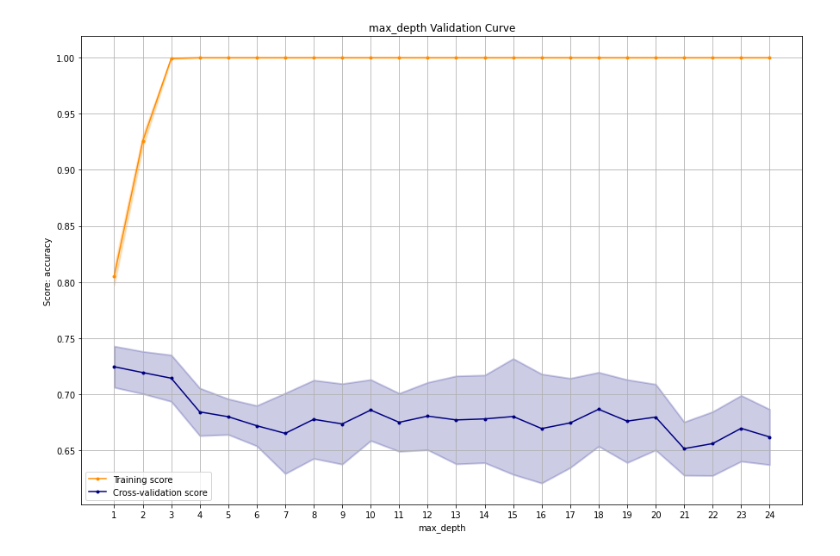
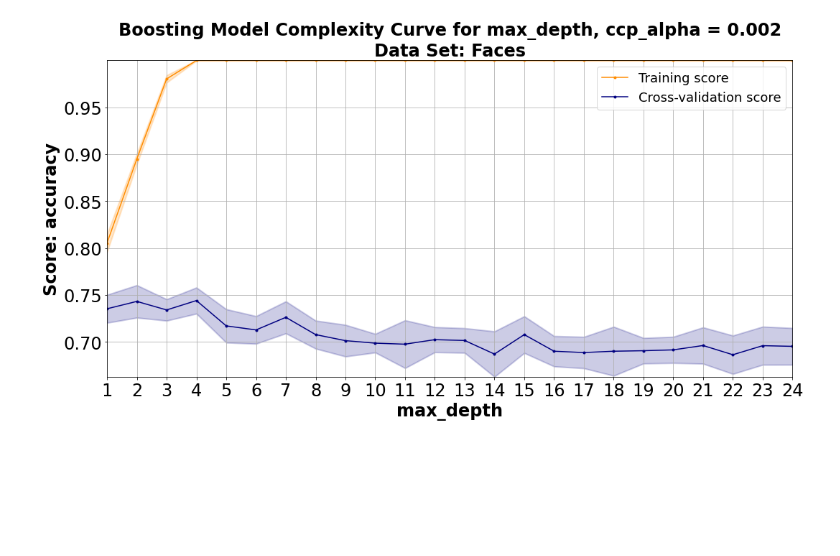
Before and after one commit to Inquisitive-ME/SupervisedLearning_Project_Code, a Jupyter notebook: Boosting/faces_boosting_analysis.ipynb, the cells around one changed output. Cells and saved outputs as stored; diff of their text form; code cells hidden in the pictures; blank space fills up the shorter version.

```diff
--- a/Boosting/faces_boosting_analysis.ipynb
+++ b/Boosting/faces_boosting_analysis.ipynb
@@ -21,3 +16,20 @@ GS_FILE_NAME_PREFIX = "Analysis_Data/FACES_BOOSTING"
+# %%
+GS_FILE_NAME_PREFIX = "Analysis_Data/FACES_BOOSTING"
+
+PLOT_SAVE_LOCATION = "Figures/"
+ALGO = "Boosting"
+DATASET = "Faces"
+GLOBAL_FIG_COUNTER = 0
+
+default_title = "{} Default Learning Curve\n Data Set: {}".format(ALGO, DATASET)
+dt_title = "{} Base Estimator From Decision Tree Analysis Learning Curve\n Data Set: {}".format(ALGO, DATASET)
+final_title = "{} Final Tuning Learning Curve\n Data Set: {}".format(ALGO, DATASET)
+
+ylim=(0.5, 1.05)
+
+# From Decision Trees
+max_features = 11
+default_base_estimator = tree.DecisionTreeClassifier(max_depth=1, max_features=11)
 # %%
 # Load Data
 X_train, X_test, y_train, y_test = get_faces_dataset()
@@ -33,17 +53,17 @@ TrainingCurves.plot_learning_curve(train_scores, test_scores, train_sizes, "Defa
 # %%
 n_estimators = [i for i in range(1, 50)]
 learning_rate = [i for i in np.arange(0.02, .8, 0.01)]
-ccp_alpha = np.arange(0.0, 1.0, 0.01)
+ccp_alpha = np.arange(0.0, 0.1, 0.001)
 max_depth = [i for i in range(1, 25, 1)]
 
 post_pruning_classifiers = []
 post_pruning_labels = []
 for i in ccp_alpha:
-    post_pruning_classifiers.append(tree.DecisionTreeClassifier(ccp_alpha=i))
+    post_pruning_classifiers.append(tree.DecisionTreeClassifier(ccp_alpha=i, max_depth=1, max_features=max_features))
     post_pruning_labels.append(i)
 
 max_depth_classifiers = []
 max_depth_labels = []
 for i in max_depth:
-    max_depth_classifiers.append(tree.DecisionTreeClassifier(max_depth=i))
+    max_depth_classifiers.append(tree.DecisionTreeClassifier(max_depth=i, max_features=max_features, ccp_alpha=0.002))
     max_depth_labels.append(i)
@@ -66,5 +127,6 @@ TrainingCurves.plot_validation_curve(train_scores_mean, train_scores_std, test_s
 # %%
+title = "{} Model Complexity Curve for max_depth, ccp_alpha = 0.002\nData Set: {}".format(ALGO, DATASET)
 train_scores_mean, train_scores_std, test_scores_mean, test_scores_std = \
-TrainingCurves.perform_validation_curve(AdaBoostClassifier(), X_train, y_train, "base_estimator", max_depth_classifiers, 'accuracy', cv=TrainingCurves.get_cv())
-TrainingCurves.plot_validation_curve(train_scores_mean, train_scores_std, test_scores_mean, test_scores_std, "max_depth", max_depth_labels, title="max_depth Validation Curve", scoring="accuracy", tick_spacing=1)
+TrainingCurves.perform_validation_curve(AdaBoostClassifier(default_base_estimator), X_train, y_train, "base_estimator", max_depth_classifiers, 'accuracy', cv=TrainingCurves.get_cv(), verbose=10)
+TrainingCurves.plot_validation_curve(train_scores_mean, train_scores_std, test_scores_mean, test_scores_std, "max_depth", max_depth_labels, title=title, scoring="accuracy", tick_spacing=1)
 # %% [output]
@@ -73,3 +144,3 @@ TrainingCurves.plot_validation_curve(train_scores_mean, train_scores_std, test_s
-[figure, old version]
+[figure, new version]
 # %%
 train_scores_mean, train_scores_std, test_scores_mean, test_scores_std = \
```
Also changed, not shown: parts of 22 cells of this notebook, 4 other files.
